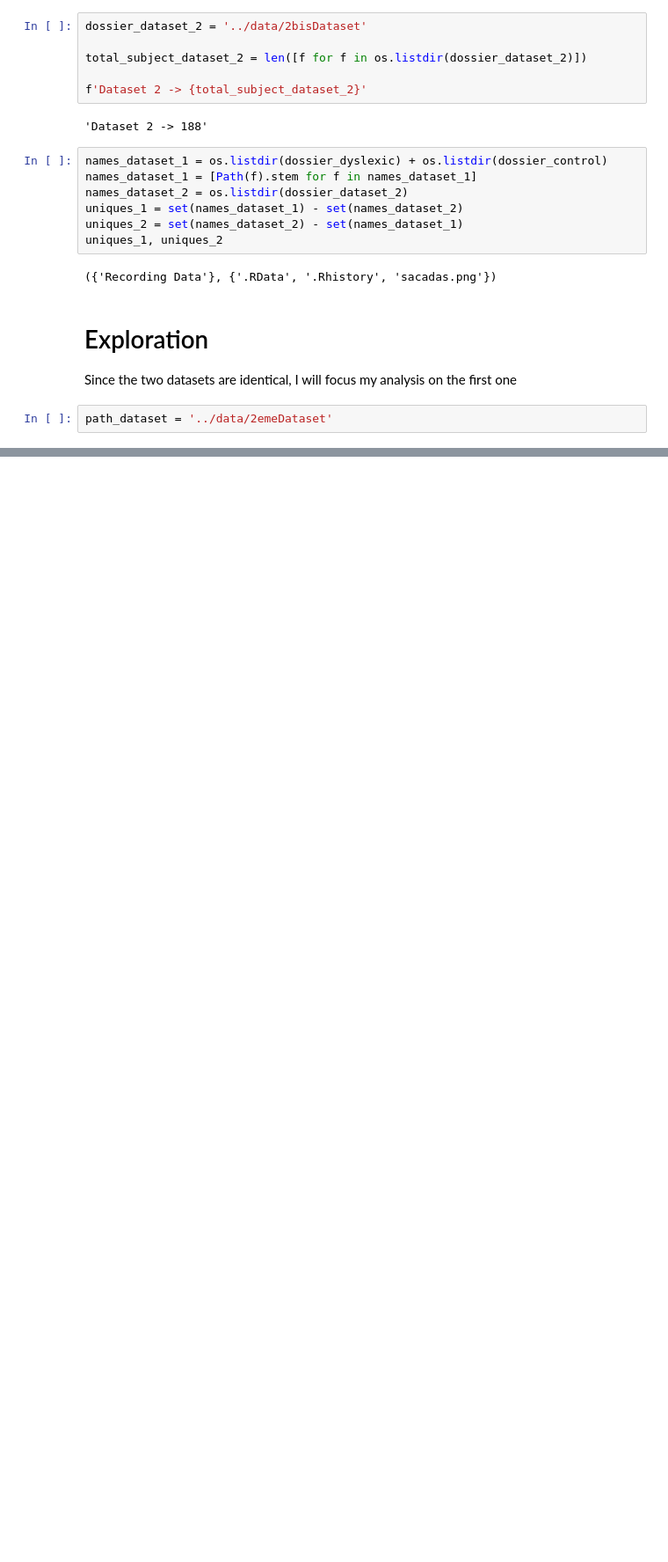
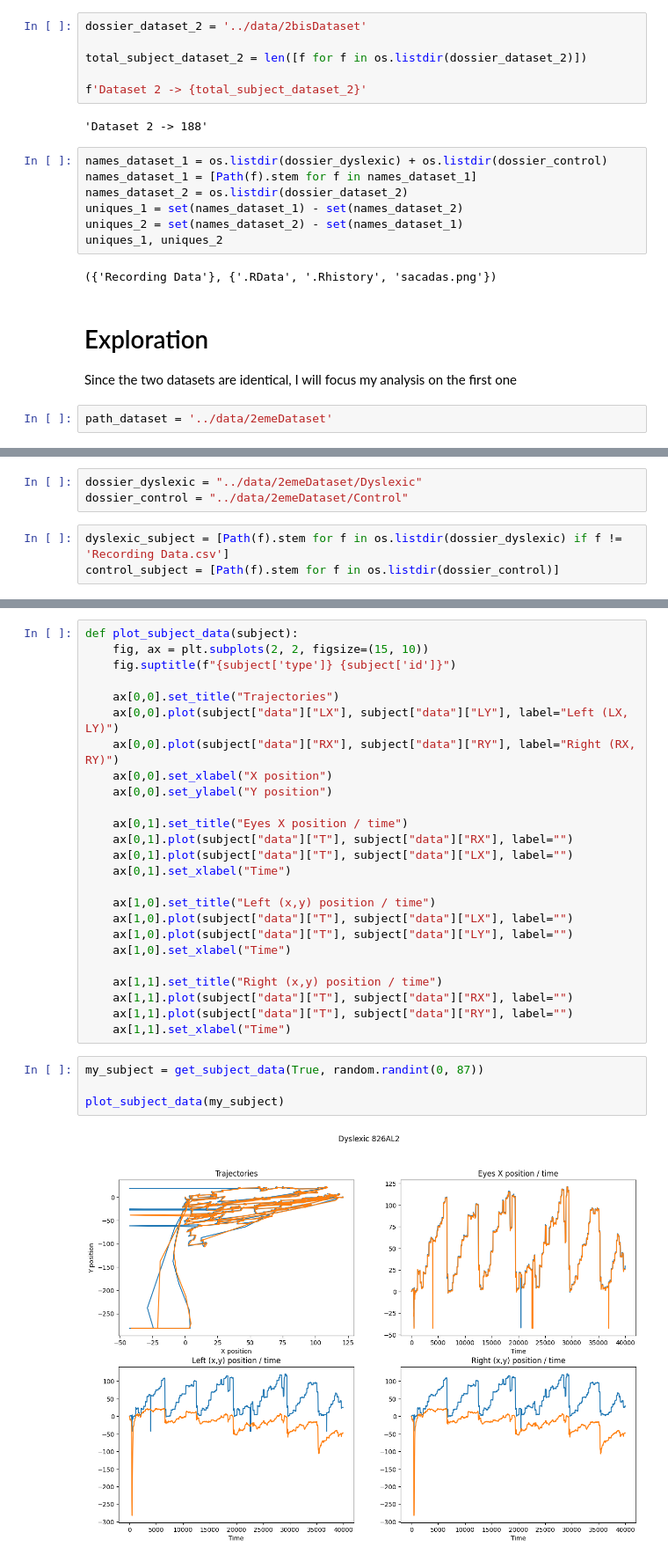
Before and after one commit to Maelle05/DyslexIA, a Jupyter notebook: data-exploration/Dataset-bis.ipynb, the cells around one changed output, grey strips where cells are left out. Shown at 88% size. Saved outputs shown, nothing was run; the diff lists cells and outputs as text; blank space fills up the shorter version.

```diff
--- a/data-exploration/Dataset-bis.ipynb
+++ b/data-exploration/Dataset-bis.ipynb
@@ -111,0 +143,6 @@ path_dataset = '../data/2emeDataset'
+# %%
+dossier_dyslexic = "../data/2emeDataset/Dyslexic"
+dossier_control = "../data/2emeDataset/Control"
+# %%
+dyslexic_subject = [Path(f).stem for f in os.listdir(dossier_dyslexic) if f != 'Recording Data.csv']
+control_subject = [Path(f).stem for f in os.listdir(dossier_control)]
@@ -111,0 +180,31 @@ path_dataset = '../data/2emeDataset'
+# %%
+def plot_subject_data(subject):
+    fig, ax = plt.subplots(2, 2, figsize=(15, 10))
+    fig.suptitle(f"{subject['type']} {subject['id']}")
+
+    ax[0,0].set_title("Trajectories")
+    ax[0,0].plot(subject["data"]["LX"], subject["data"]["LY"], label="Left (LX, LY)")
+    ax[0,0].plot(subject["data"]["RX"], subject["data"]["RY"], label="Right (RX, RY)")
+    ax[0,0].set_xlabel("X position")
+    ax[0,0].set_ylabel("Y position")
+
+    ax[0,1].set_title("Eyes X position / time")
+    ax[0,1].plot(subject["data"]["T"], subject["data"]["RX"], label="")
+    ax[0,1].plot(subject["data"]["T"], subject["data"]["LX"], label="")
+    ax[0,1].set_xlabel("Time")
+
+    ax[1,0].set_title("Left (x,y) position / time")
+    ax[1,0].plot(subject["data"]["T"], subject["data"]["LX"], label="")
+    ax[1,0].plot(subject["data"]["T"], subject["data"]["LY"], label="")
+    ax[1,0].set_xlabel("Time")
+
+    ax[1,1].set_title("Right (x,y) position / time")
+    ax[1,1].plot(subject["data"]["T"], subject["data"]["RX"], label="")
+    ax[1,1].plot(subject["data"]["T"], subject["data"]["RY"], label="")
+    ax[1,1].set_xlabel("Time")
+# %%
+my_subject = get_subject_data(True, random.randint(0, 87))
+
+plot_subject_data(my_subject)
+# %% [output]
+[figure, added]
```
Also changed, not shown: parts of 8 cells of this notebook.
